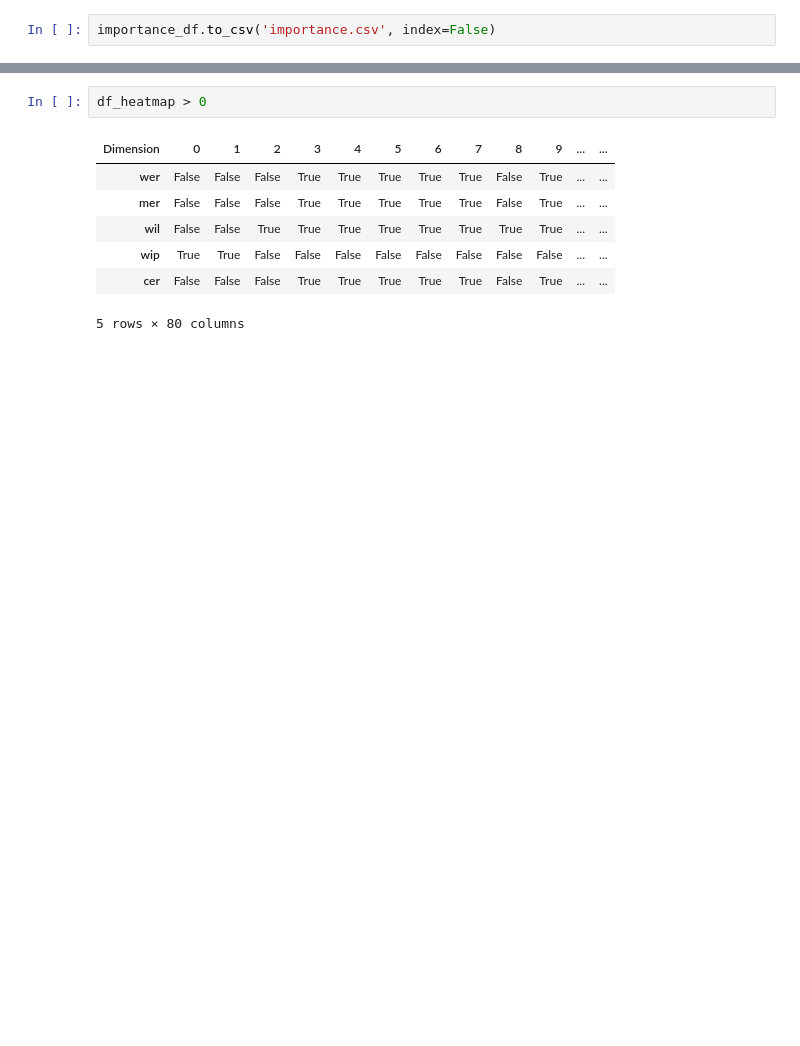
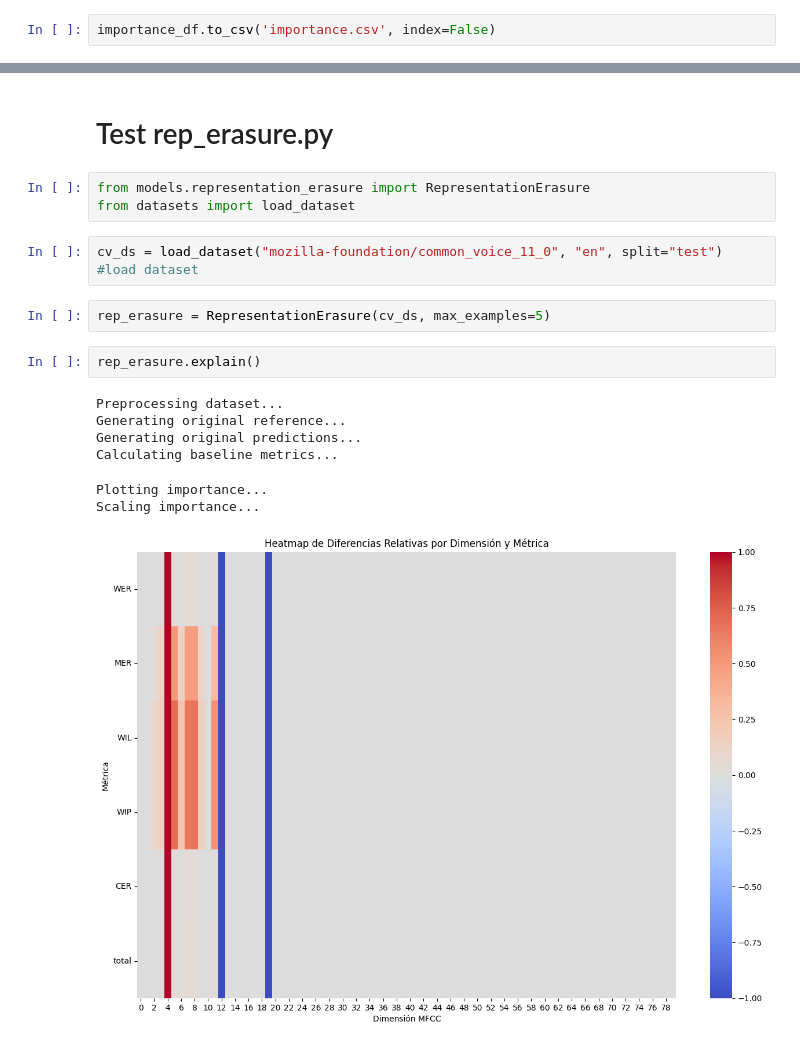
Before and after one commit to diegoquezadac/BATS, a Jupyter notebook: inference.ipynb, the cells around one changed output, grey strips where cells are left out. Drawn from its saved outputs; the diff is of its cells as text; blank space fills up the shorter version.

Commit message:
add representation_erasure.py

```diff
--- a/inference.ipynb
+++ b/inference.ipynb
@@ -589,10 +680,19 @@ df_heatmap
-# %%
-df_heatmap > 0
-# %% [output]
-| Dimension | 0 | 1 | 2 | 3 | 4 | 5 | 6 | 7 | 8 | 9 | ... | ... |
-| wer | False | False | False | True | True | True | True | True | False | True | ... | ... |
-| mer | False | False | False | True | True | True | True | True | False | True | ... | ... |
-| wil | False | False | True | True | True | True | True | True | True | True | ... | ... |
-| wip | True | True | False | False | False | False | False | False | False | False | ... | ... |
-| cer | False | False | False | True | True | True | True | True | False | True | ... | ... |
-5 rows × 80 columns
+# %% [markdown]
+# Test rep_erasure.py
+# %%
+from models.representation_erasure import RepresentationErasure
+from datasets import load_dataset
+# %%
+cv_ds = load_dataset("mozilla-foundation/common_voice_11_0", "en", split="test") #load dataset
+# %%
+rep_erasure = RepresentationErasure(cv_ds, max_examples=5)
+# %%
+rep_erasure.explain()
+# %% [output]
+Preprocessing dataset...
+Generating original reference...
+Generating original predictions...
+Calculating baseline metrics...
+Plotting importance...
+Scaling importance...
+[figure, added]
```
Also changed, not shown: parts of 37 cells of this notebook, 4 other files.
